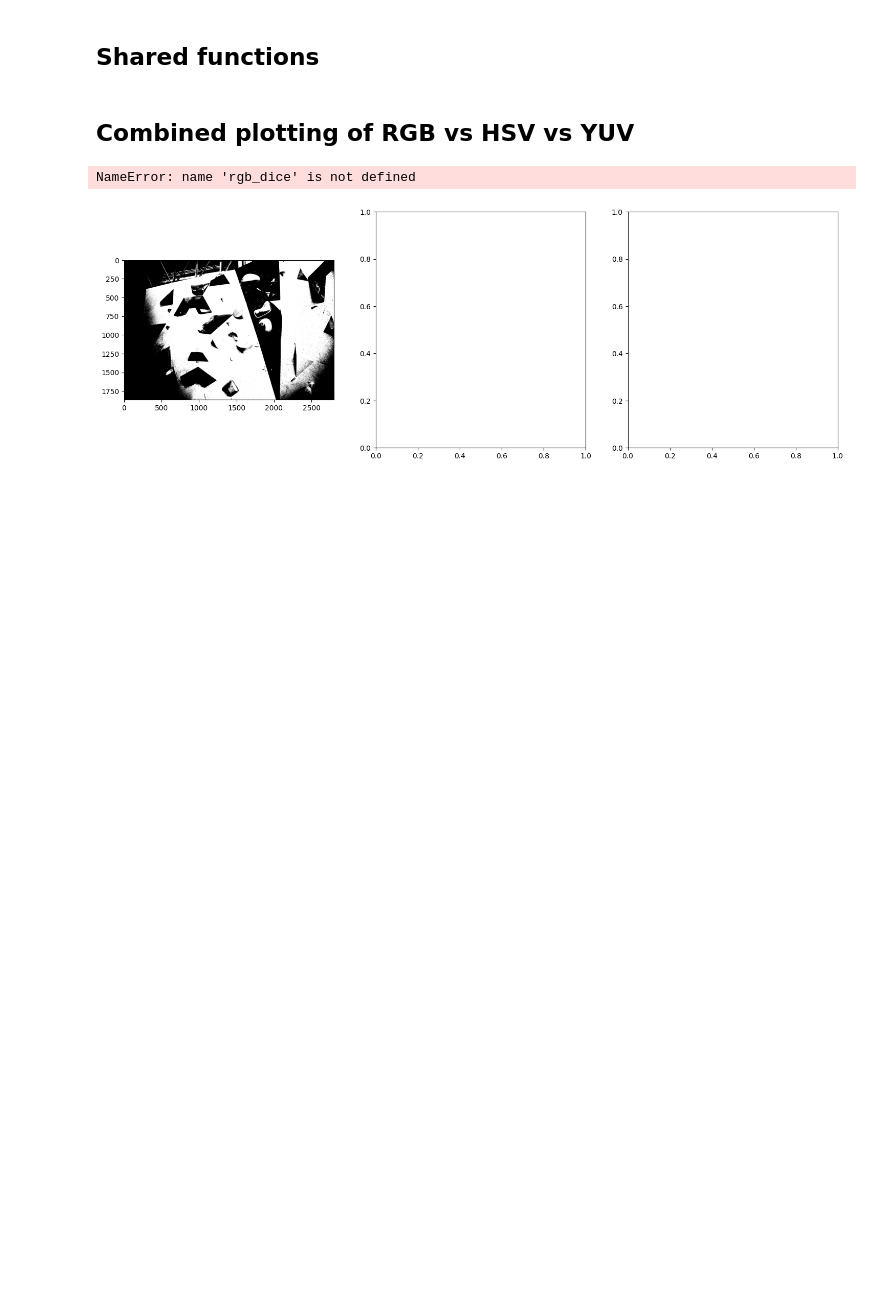
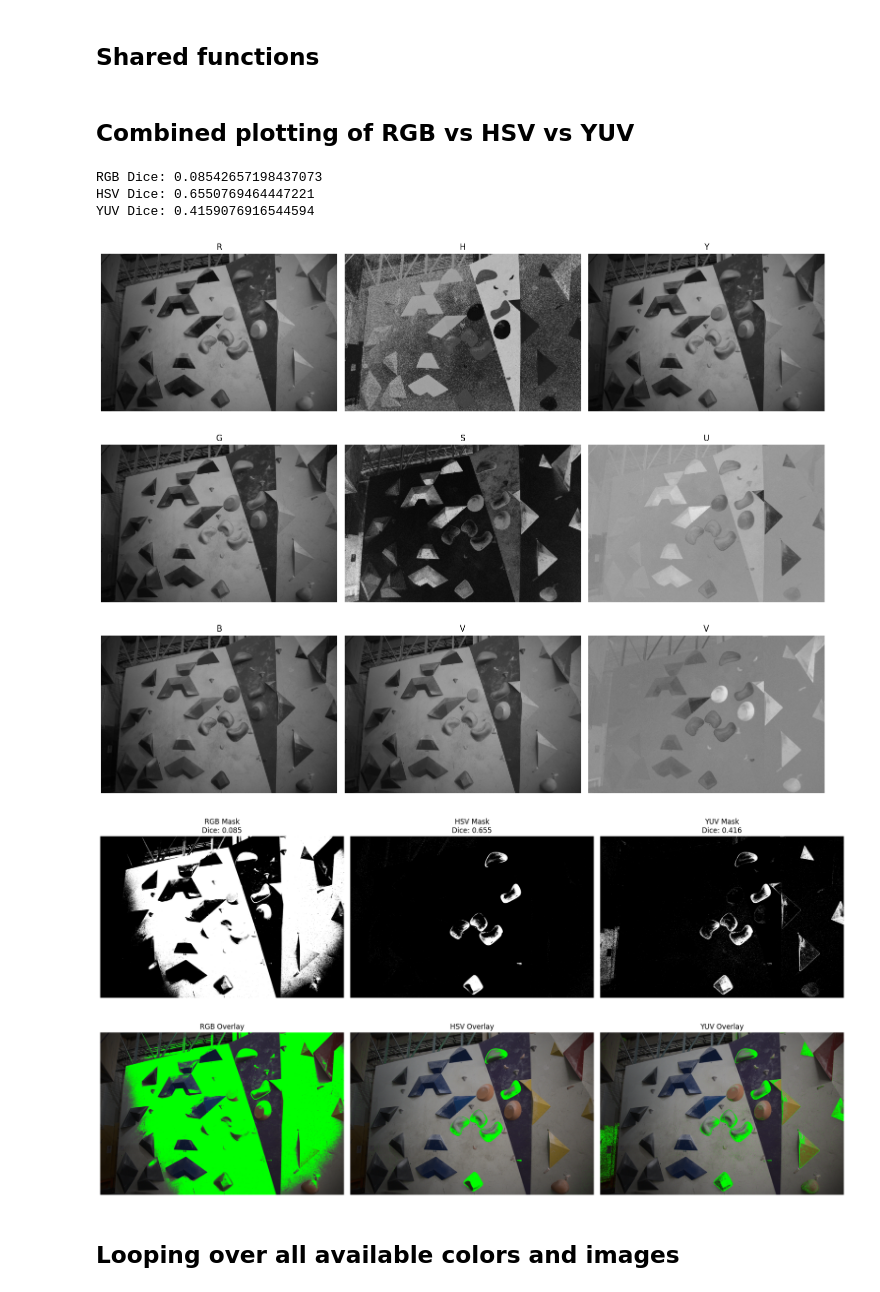
Before and after one commit to Oli36167/ClimbingVault, a Jupyter notebook: notebooks/automated-segmentation.ipynb, the cells around one changed output. Saved outputs shown, nothing was run; the diff lists cells and outputs as text; code cells hidden in the pictures; blank space fills up the shorter version.

```diff
--- a/notebooks/automated-segmentation.ipynb
+++ b/notebooks/automated-segmentation.ipynb
@@ -98,6 +101,62 @@ print("RGB Dice:", rgb_dice)
 print("HSV Dice:", hsv_dice)
 print("YUV Dice:", yuv_dice)
 
+fig, axes = plt.subplots(3, 3, figsize=(15, 12))
+
+# -------------------
+# RGB
+# -------------------
+
+# title
+axes[0,0].set_ylabel("RGB", rotation=0, labelpad=40)
+axes[0,1].set_ylabel("HSV", rotation=0, labelpad=40)
+axes[0,2].set_ylabel("YUV", rotation=0, labelpad=40)
+
+axes[0,0].imshow(img_rgb[:,:,0], cmap="gray")
+axes[0,0].set_title("R")
+axes[0,0].axis("off")
+
+axes[1,0].imshow(img_rgb[:,:,1], cmap="gray")
+axes[1,0].set_title("G")
+axes[1,0].axis("off")
+
+axes[2,0].imshow(img_rgb[:,:,2], cmap="gray")
+axes[2,0].set_title("B")
+axes[2,0].axis("off")
+
+# -------------------
+# HSV
+# -------------------
+axes[0,1].imshow(hsv[:,:,0], cmap="gray")
+axes[0,1].set_title("H")
+axes[0,1].axis("off")
+
+axes[1,1].imshow(hsv[:,:,1], cmap="gray")
+axes[1,1].set_title("S")
+axes[1,1].axis("off")
+
+axes[2,1].imshow(hsv[:,:,2], cmap="gray")
+axes[2,1].set_title("V")
+axes[2,1].axis("off")
+
+# -------------------
+# YUV
+# -------------------
+axes[0,2].imshow(yuv[:,:,0], cmap="gray")
+axes[0,2].set_title("Y")
+axes[0,2].axis("off")
+
+axes[1,2].imshow(yuv[:,:,1], cmap="gray")
+axes[1,2].set_title("U")
+axes[1,2].axis("off")
+
+axes[2,2].imshow(yuv[:,:,2], cmap="gray")
+axes[2,2].set_title("V")
+axes[2,2].axis("off")
+
+plt.tight_layout()
+plt.show()
+
 # -----------------------------
 # MASK VISUALIZATION
 # -----------------------------
@@ -120,32 +179,38 @@ plt.show()
 
 # -----------------------------
 # OVERLAY VISUALIZATION
 # -----------------------------
 rgb_overlay = img_rgb.copy()
 rgb_overlay[rgb_pred == 1] = [0,255,0]
 
 hsv_overlay = img_rgb.copy()
 hsv_overlay[hsv_pred == 1] = [0,255,0]
 
 yuv_overlay = img_rgb.copy()
 yuv_overlay[yuv_pred == 1] = [0,255,0]
 
 fig, axes = plt.subplots(1, 3, figsize=(18,6))
 
 axes[0].imshow(rgb_overlay)
 axes[0].set_title("RGB Overlay")
 axes[0].axis("off")
 
 axes[1].imshow(hsv_overlay)
 axes[1].set_title("HSV Overlay")
 axes[1].axis("off")
 
 axes[2].imshow(yuv_overlay)
 axes[2].set_title("YUV Overlay")
 axes[2].axis("off")
 
 plt.tight_layout()
 plt.show()
 # %% [output]
-NameError: name 'rgb_dice' is not defined
+RGB Dice: 0.08542657198437073
+HSV Dice: 0.6550769464447221
+YUV Dice: 0.4159076916544594
-[figure, old version]
+[figure, new version]
+[figure, added]
+[figure, added]
+# %% [markdown]
+## Looping over all available colors and images
```
Also changed, not shown: parts of 4 cells of this notebook, 1 other file.
